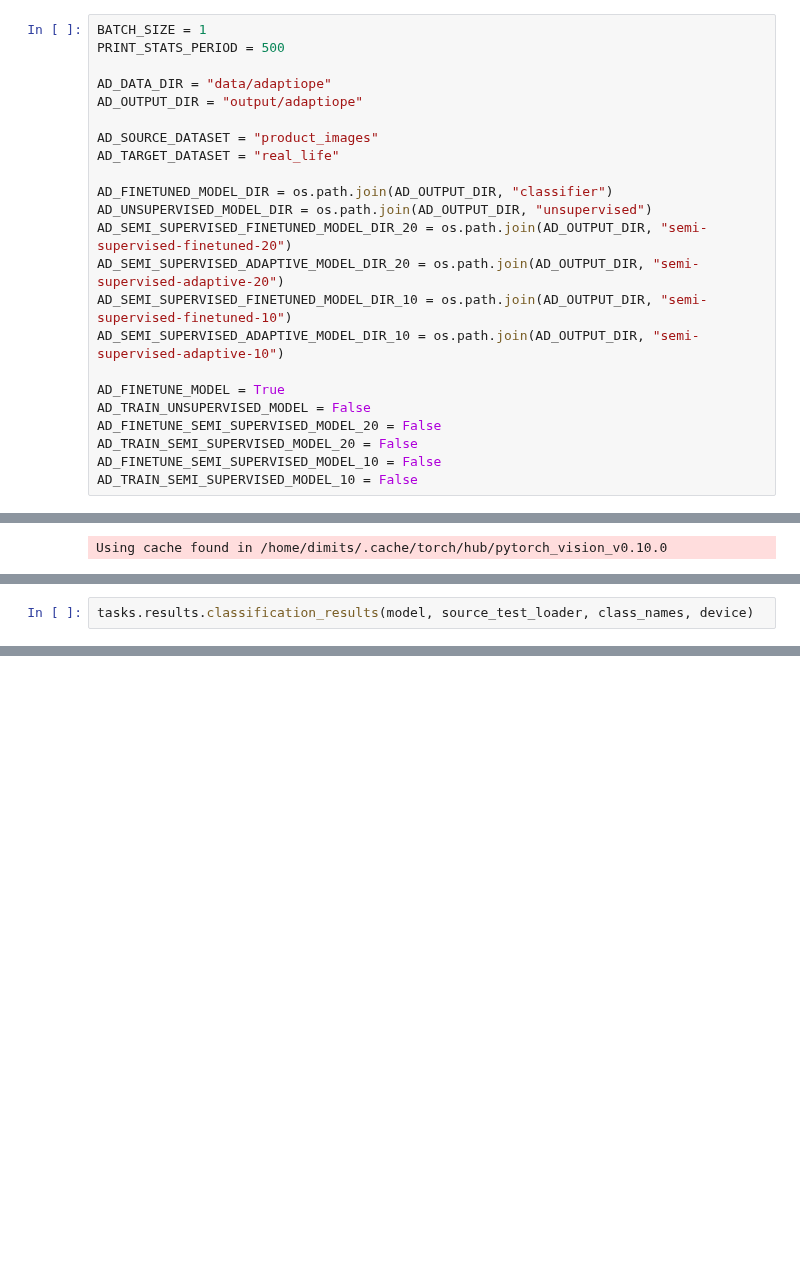
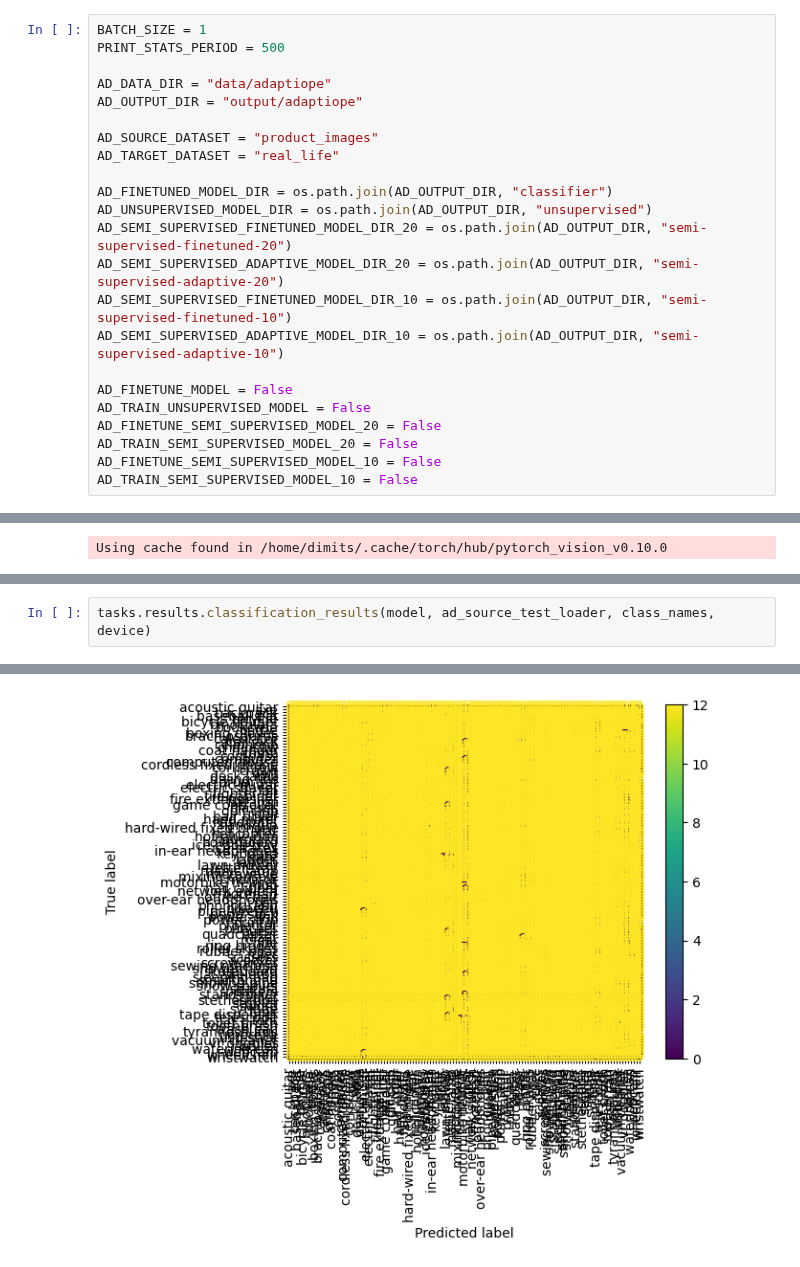
Before and after one commit to dimits-ts/deep_vision_domain_adaptation, a Jupyter notebook: domain_adaptation.ipynb, the cells around one changed output, grey strips where cells are left out. Drawn from its saved outputs; the diff is of its cells as text; blank space fills up the shorter version.

```diff
--- a/domain_adaptation.ipynb
+++ b/domain_adaptation.ipynb
@@ -429,7 +429,7 @@ AD_SEMI_SUPERVISED_ADAPTIVE_MODEL_DIR_20 = os.path.join(AD_OUTPUT_DIR, "semi-sup
 AD_SEMI_SUPERVISED_FINETUNED_MODEL_DIR_10 = os.path.join(AD_OUTPUT_DIR, "semi-supervised-finetuned-10")
 AD_SEMI_SUPERVISED_ADAPTIVE_MODEL_DIR_10 = os.path.join(AD_OUTPUT_DIR, "semi-supervised-adaptive-10")
 
-AD_FINETUNE_MODEL = True
+AD_FINETUNE_MODEL = False
 AD_TRAIN_UNSUPERVISED_MODEL = False
 AD_FINETUNE_SEMI_SUPERVISED_MODEL_20 = False
 AD_TRAIN_SEMI_SUPERVISED_MODEL_20 = False
@@ -702,2 +563,3 @@ plt.show()
 # %%
-tasks.results.classification_results(model, source_test_loader, class_names, device)
+tasks.results.classification_results(model, ad_source_test_loader, class_names, device)
+# %% [output]
@@ -704 +583,2 @@ tasks.results.classification_results(model, source_test_loader, class_names, dev
+[figure, added]
 # %%
```
Also changed, not shown: parts of 8 cells of this notebook, 2 other files.
